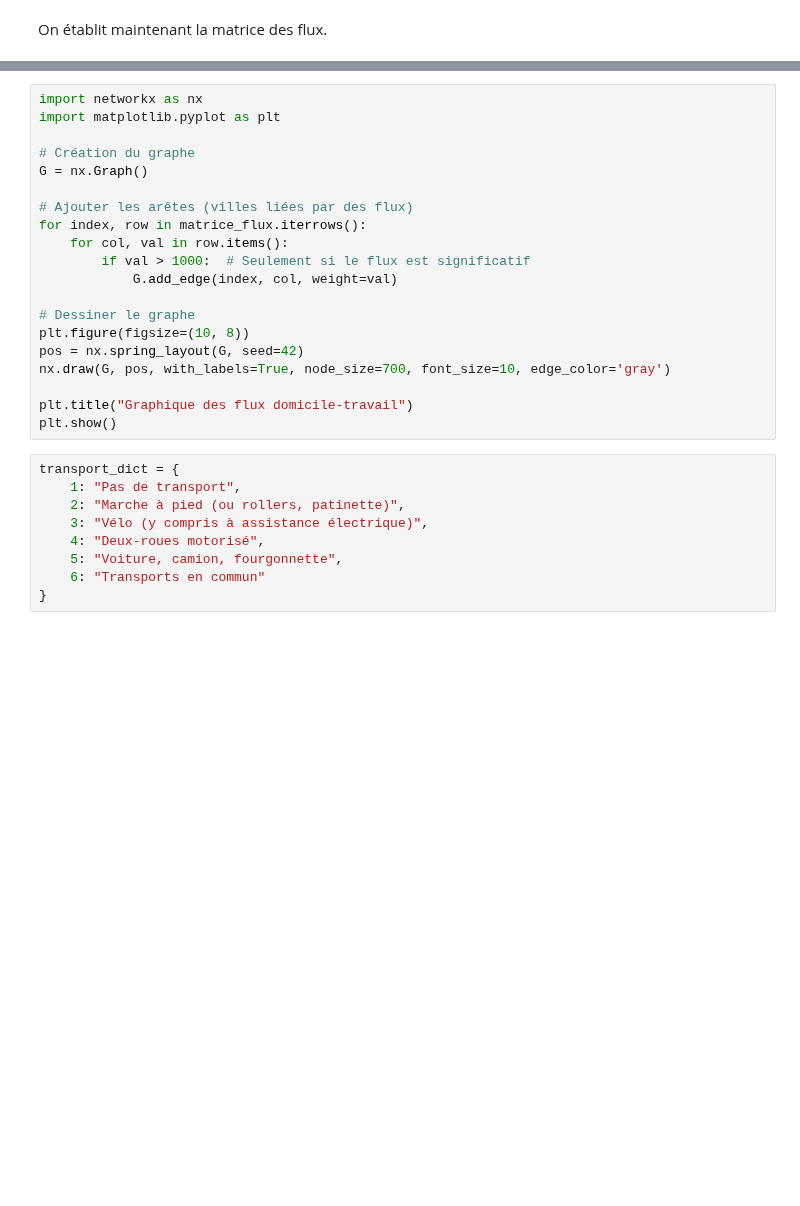
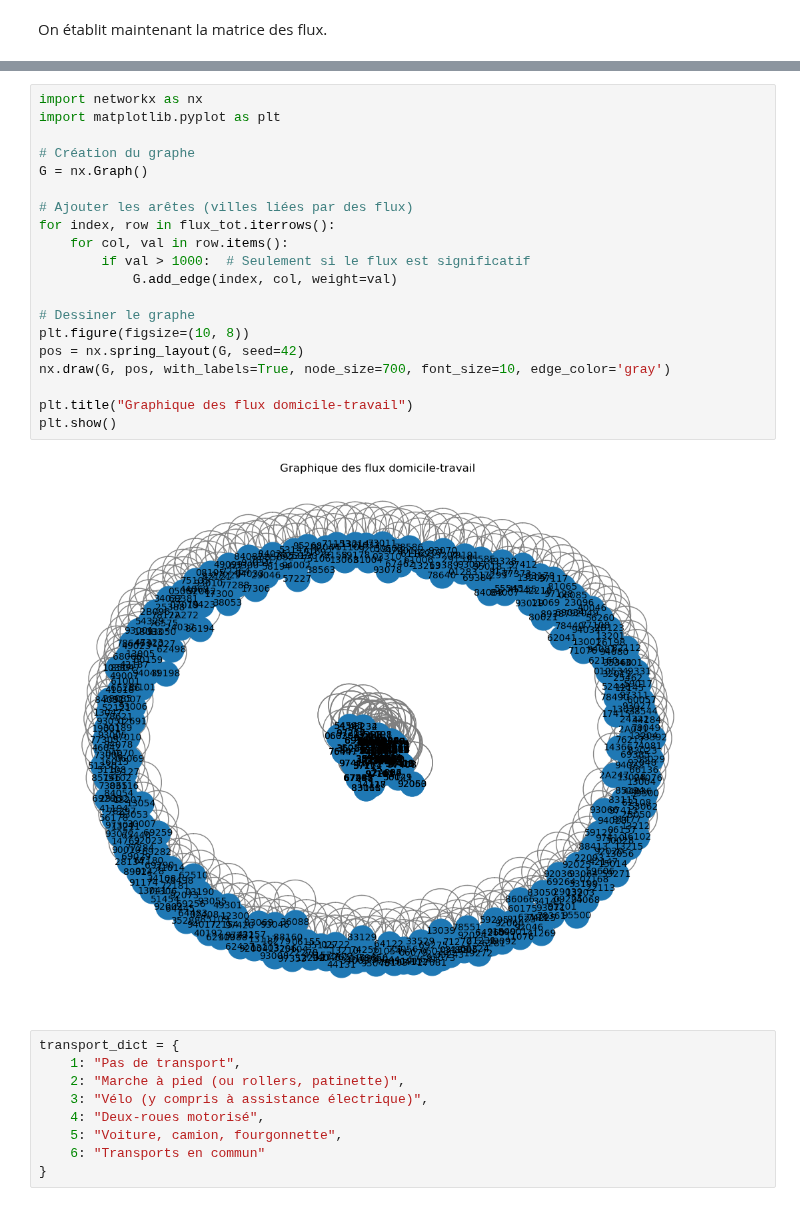
Before and after one commit to Qntouille/statapp, a Jupyter notebook: mobrpro.ipynb, the cells around one changed output, grey strips where cells are left out. Saved outputs shown, nothing was run; the diff lists cells and outputs as text; blank space fills up the shorter version.

```diff
--- a/mobrpro.ipynb
+++ b/mobrpro.ipynb
@@ -154,23 +253,25 @@ print("Top 10 villes d'arrivée :\n", top_villes_arrivee)
 # %%
 import networkx as nx
 import matplotlib.pyplot as plt
 
 # Création du graphe
 G = nx.Graph()
 
 # Ajouter les arêtes (villes liées par des flux)
-for index, row in matrice_flux.iterrows():
+for index, row in flux_tot.iterrows():
     for col, val in row.items():
         if val > 1000:  # Seulement si le flux est significatif
             G.add_edge(index, col, weight=val)
 
 # Dessiner le graphe
 plt.figure(figsize=(10, 8))
 pos = nx.spring_layout(G, seed=42)
 nx.draw(G, pos, with_labels=True, node_size=700, font_size=10, edge_color='gray')
 
 plt.title("Graphique des flux domicile-travail")
 plt.show()
+# %% [output]
+[figure, added]
 # %%
 transport_dict = {
     1: "Pas de transport",
```
Also changed, not shown: parts of 10 cells of this notebook.
